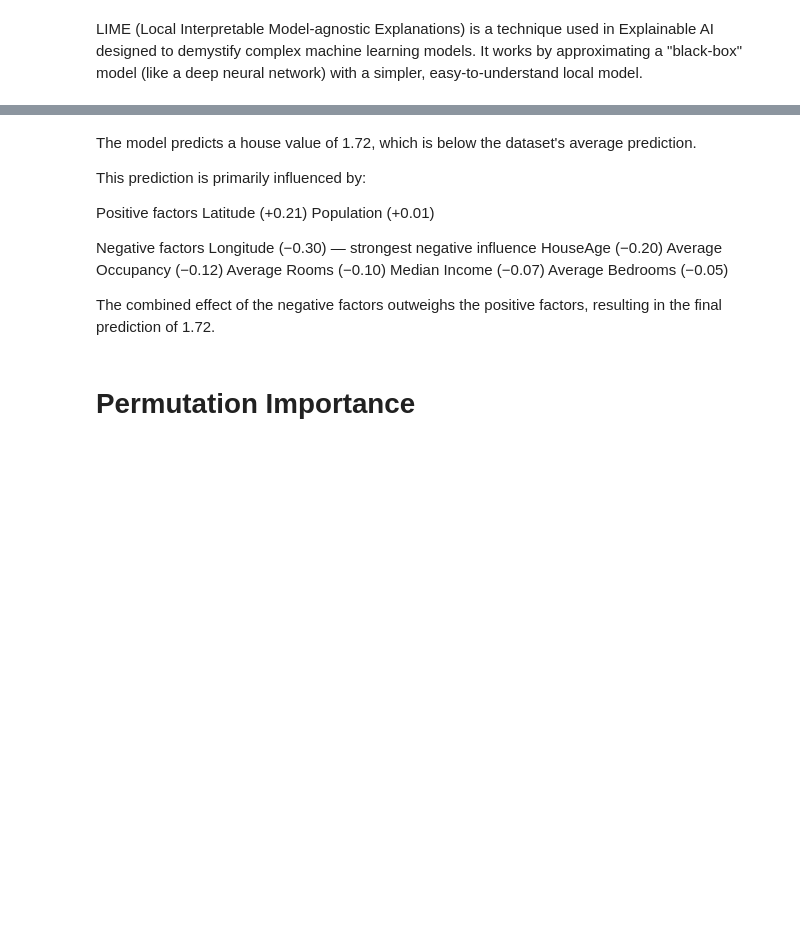
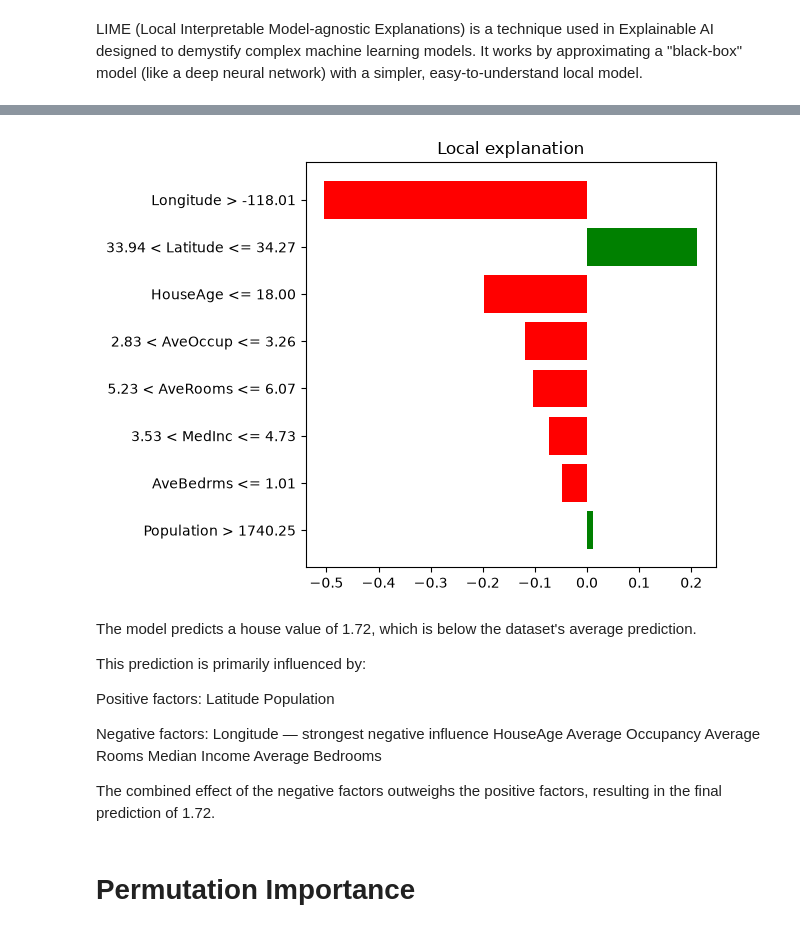
Before and after one commit to shy942/ML-exploration, a Jupyter notebook: notebooks/11_Explainable_AI.ipynb, the cells around one changed output, grey strips where cells are left out. Drawn from its saved outputs; the diff is of its cells as text; code cells hidden in the pictures; blank space fills up the shorter version.

```diff
--- a/notebooks/11_Explainable_AI.ipynb
+++ b/notebooks/11_Explainable_AI.ipynb
@@ -225,19 +220,25 @@ display(HTML(html))
+# %%
+fig = explainer_lime_sample.as_pyplot_figure()
+plt.tight_layout()
+plt.show()
+# %% [output]
+[figure, added]
 # %% [markdown]
 The model predicts a house value of 1.72, which is below the dataset's average prediction.
 
 This prediction is primarily influenced by:
 
-Positive factors
-Latitude (+0.21)
-Population (+0.01)
+Positive factors:
+Latitude
+Population
 
-Negative factors
-Longitude (−0.30) — strongest negative influence
-HouseAge (−0.20)
-Average Occupancy (−0.12)
-Average Rooms (−0.10)
-Median Income (−0.07)
-Average Bedrooms (−0.05)
+Negative factors:
+Longitude — strongest negative influence
+HouseAge
+Average Occupancy
+Average Rooms
+Median Income
+Average Bedrooms
 
 The combined effect of the negative factors outweighs the positive factors, resulting in the final prediction of 1.72.
 # %% [markdown]
```
Also changed, not shown: parts of 1 cell of this notebook.
